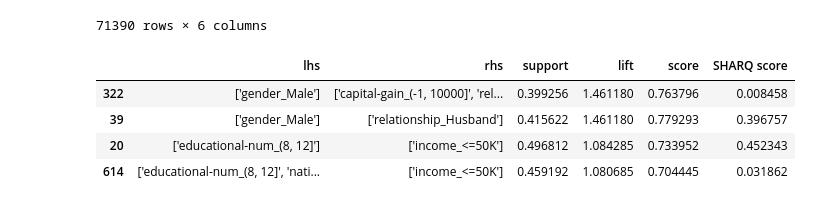
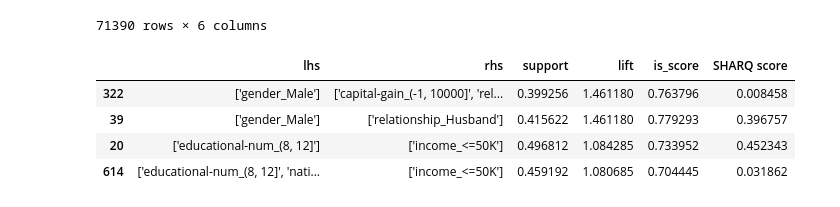
Before and after one commit to hadarib123/SHARQ-demo, a Jupyter notebook: example_notebook_demo_adult.ipynb, the cells around one changed output. Saved outputs shown, nothing was run; the diff lists cells and outputs as text; code cells hidden in the pictures.

```diff
--- a/example_notebook_demo_adult.ipynb
+++ b/example_notebook_demo_adult.ipynb
@@ -16,7 +42,7 @@ adult.head()
 # %% [markdown]
 2. Use a utility function from Utilities and create a single rules set for adults income dataset with some default parameters (e.g support threshold=0.05, score function=IS score function, dataset sample = 10000 etc.)
 # %%
-adults_rules_set = create_single_rules_set(adult, binning=True, score_func=is_score_function, support_threshold=0.05, lift_threshold=0.05)
+adults_rules_set = create_single_rules_set(adult, binning=True, score_func=is_score, support_threshold=0.05, lift_threshold=0.05)
 # %%
 adults_rules_set
 # %% [output]
@@ -101,9 +127,11 @@ sharq.rules_set
 | 6116 | ['age_(0, 25]', 'educational-num_... | ['capital-gain_(-1, 10000]', 'cap... | 0.054091 | 1.050001 | 0.238319 | 0.001038 |
 71390 rows × 6 columns
 # %%
-sharq.rules_set.loc[[322, 39, 20, 614]]
+a = sharq.rules_set.loc[[322, 39, 20, 614]]
+a.rename(columns={'score': 'is_score'}, inplace=True)
+a
 # %% [output]
-|  | lhs | rhs | support | lift | score | SHARQ score |
+|  | lhs | rhs | support | lift | is_score | SHARQ score |
 | 322 | ['gender_Male'] | ['capital-gain_(-1, 10000]', 'rel... | 0.399256 | 1.461180 | 0.763796 | 0.008458 |
 | 39 | ['gender_Male'] | ['relationship_Husband'] | 0.415622 | 1.461180 | 0.779293 | 0.396757 |
 | 20 | ['educational-num_(8, 12]'] | ['income_<=50K'] | 0.496812 | 1.084285 | 0.733952 | 0.452343 |
```
Also changed, not shown: parts of 7 cells of this notebook.
